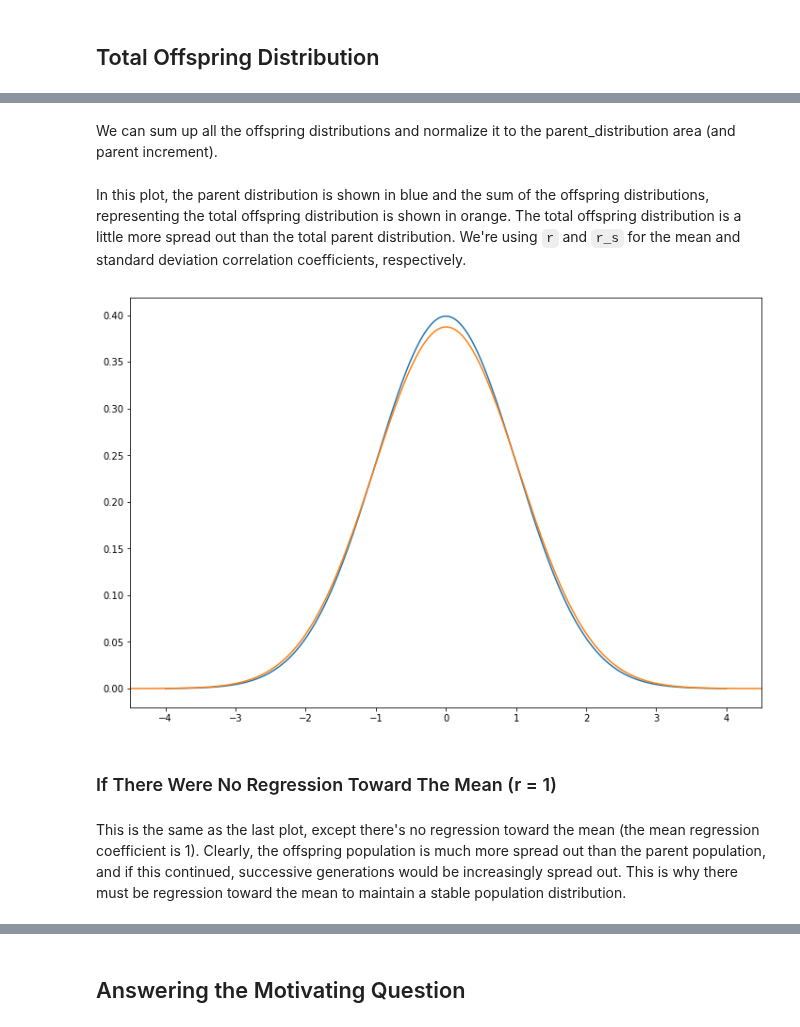
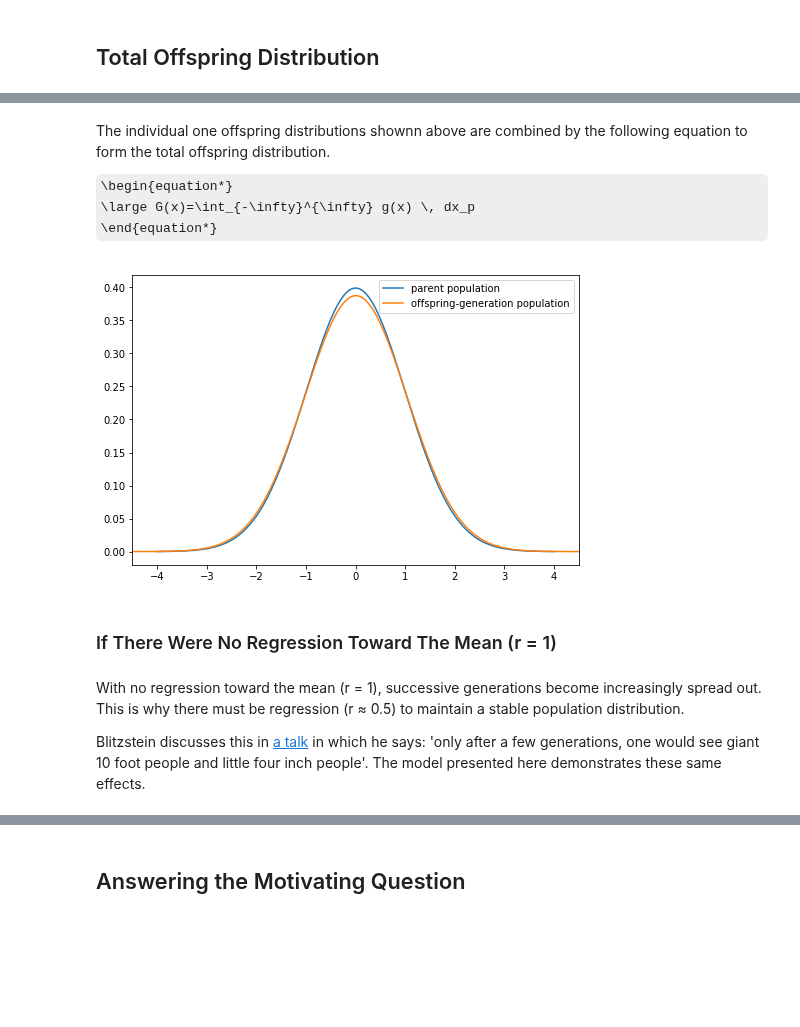
Before and after one commit to jessebmurray/polygenic, a Jupyter notebook: tree_project_explainer.ipynb, the cells around one changed output, grey strips where cells are left out. Saved outputs shown, nothing was run; the diff lists cells and outputs as text; code cells hidden in the pictures; some formulas as TeX source; blank space fills up the shorter version.

```diff
--- a/tree_project_explainer.ipynb
+++ b/tree_project_explainer.ipynb
@@ -189,4 +185,6 @@ Technical Notes:
 # %%
 n_iterations = 100  # Make n_iterations small for demonstration purposes
 parent_distribution_dem = tree.normal_distribution(n_iterations, z_range, mean_gen, sd_gen)
-parent_distribution = tree.normal_distribution(1000, z_range, mean_gen, sd_gen)
+parent_distribution = tree.normal_distribution(number_of_iterations, z_range, mean_gen, sd_gen)
+plt.figure(figsize=fig_size1)
+tree.plot_distribution(parent_distribution_dem, label='parent population')
@@ -309,17 +290,19 @@ parent_distribution = tree.normal_distribution(number_of_iterations, z_range, me
-# %% [markdown]
-We can sum up all the offspring distributions and normalize it to the parent_distribution area (and parent increment).
 # %%
 total_offspring_distribution = tree.final_superimposed_distribution_all_area_adj(parent_distribution, r, r_s)
-# %% [markdown]
-In this plot, the parent distribution is shown in blue and the sum of the offspring distributions, representing the total offspring distribution is shown in orange. The total offspring distribution is a little more spread out than the total parent distribution. We're using `r` and `r_s` for the mean and standard deviation correlation coefficients, respectively.
+# %% [markdown]
+The individual one offspring distributions shownn above are combined by the following equation to form the total offspring distribution.
+
+\begin{equation*}
+\large G(x)=\int_{-\infty}^{\infty} g(x) \, dx_p
+\end{equation*}
 # %%
-plt.figure(figsize=fig_size)
+plt.figure(figsize=fig_size1)
 plt.xlim(-4.5, 4.5)
-tree.plot_distribution(parent_distribution) # plot the parent distribution
-tree.plot_distribution(total_offspring_distribution) # plot the total offspring distribution
+tree.plot_distribution(parent_distribution, label='parent population')
+tree.plot_distribution(total_offspring_distribution, label='offspring-generation population')
+plt.legend()
+plt.show()
 # %% [output]
-[figure, old version]
+[figure, new version]
 # %% [markdown]
 ### If There Were No Regression Toward The Mean (r = 1)
-# %% [markdown]
-This is the same as the last plot, except there's no regression toward the mean (the mean regression coefficient is 1). Clearly, the offspring population is much more spread out than the parent population, and if this continued, successive generations would be increasingly spread out. This is why there must be regression toward the mean to maintain a stable population distribution.
@@ -328 +316,5 @@ total_offspring_distribution1 = tree.final_superimposed_distribution_all_area_ad
+# %% [markdown]
+With no regression toward the mean (r = 1), successive generations become increasingly spread out. This is why there must be regression (r ≈ 0.5) to maintain a stable population distribution.
+
+Blitzstein discusses this in [a talk](https://youtu.be/dzFf3r1yph8?t=728) in which he says: 'only after a few generations, one would see giant 10 foot people and little four inch people'. The model presented here demonstrates these same effects.
 # %%
```
Also changed, not shown: parts of 31 cells of this notebook.
